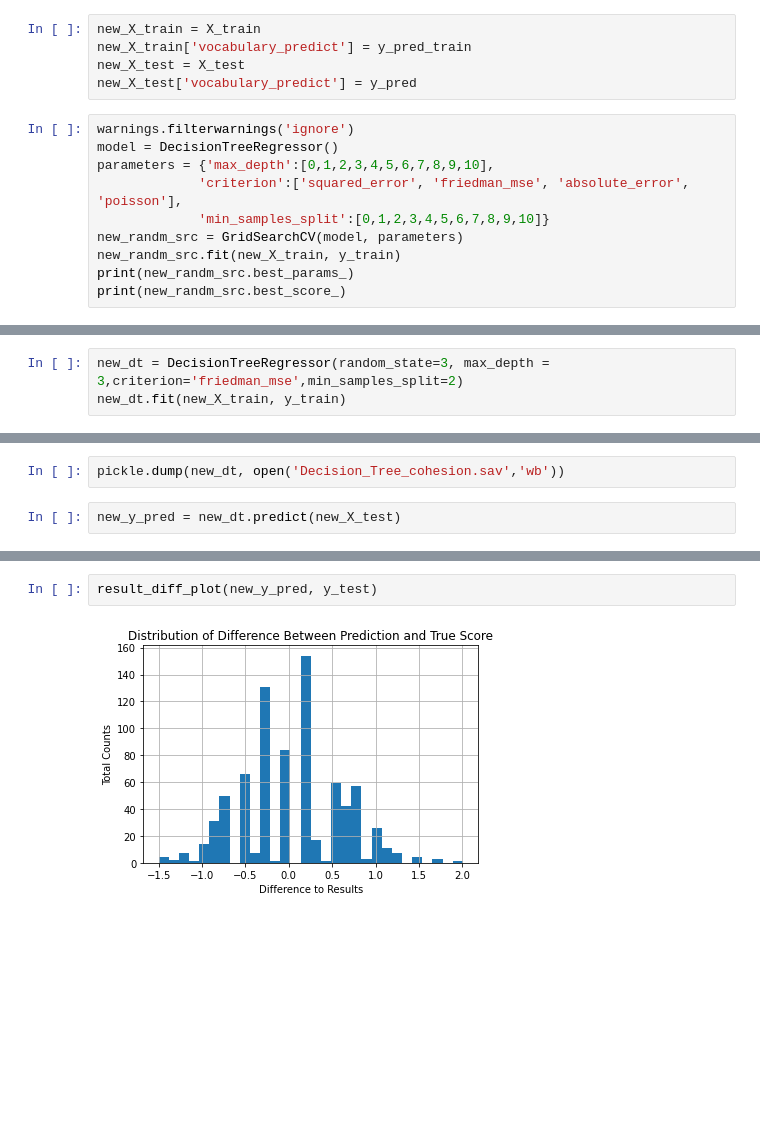
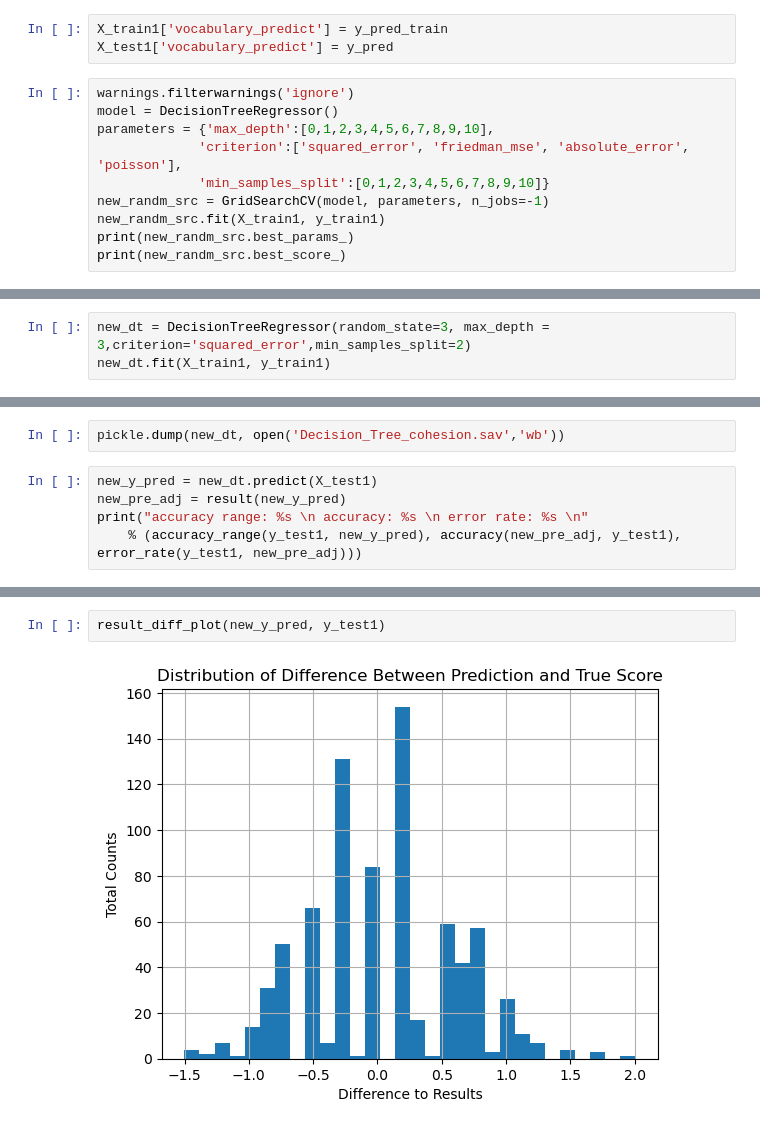
Before and after one commit to Lokki-ki-ki/Text_Marker, a Jupyter notebook: DecisionTree_new.ipynb, the cells around one changed output, grey strips where cells are left out. Saved outputs shown, nothing was run; the diff lists cells and outputs as text; blank space fills up the shorter version.

Commit message:
Update DecisionTree_new.ipynb
No errors when run the notebook

```diff
--- a/DecisionTree_new.ipynb
+++ b/DecisionTree_new.ipynb
@@ -130,16 +119,14 @@ y_pred_train = dt.predict(X_train)
 # %%
-new_X_train = X_train
-new_X_train['vocabulary_predict'] = y_pred_train
-new_X_test = X_test
-new_X_test['vocabulary_predict'] = y_pred
+X_train1['vocabulary_predict'] = y_pred_train
+X_test1['vocabulary_predict'] = y_pred
 # %%
 warnings.filterwarnings('ignore')
 model = DecisionTreeRegressor()
 parameters = {'max_depth':[0,1,2,3,4,5,6,7,8,9,10],
              'criterion':['squared_error', 'friedman_mse', 'absolute_error', 'poisson'],
              'min_samples_split':[0,1,2,3,4,5,6,7,8,9,10]}
-new_randm_src = GridSearchCV(model, parameters)
-new_randm_src.fit(new_X_train, y_train)
+new_randm_src = GridSearchCV(model, parameters, n_jobs=-1)
+new_randm_src.fit(X_train1, y_train1)
 print(new_randm_src.best_params_)
 print(new_randm_src.best_score_)
 # %% [output]
@@ -147,5 +134,5 @@ print(new_randm_src.best_score_)
 0.27825569549778617
 # %%
-new_dt = DecisionTreeRegressor(random_state=3, max_depth = 3,criterion='friedman_mse',min_samples_split=2)
-new_dt.fit(new_X_train, y_train)
+new_dt = DecisionTreeRegressor(random_state=3, max_depth = 3,criterion='squared_error',min_samples_split=2)
+new_dt.fit(X_train1, y_train1)
 # %% [output]
@@ -155,4 +142,7 @@ Store the model
 # %%
 pickle.dump(new_dt, open('Decision_Tree_cohesion.sav','wb'))
 # %%
-new_y_pred = new_dt.predict(new_X_test)
+new_y_pred = new_dt.predict(X_test1)
+new_pre_adj = result(new_y_pred)
+print("accuracy range: %s \n accuracy: %s \n error rate: %s \n"
+    % (accuracy_range(y_test1, new_y_pred), accuracy(new_pre_adj, y_test1), error_rate(y_test1, new_pre_adj)))
@@ -176,7 +163,7 @@ def result_diff_plot(Ytrue,Ypred):
     plt.grid(True)
     plt.show()
 # %%
-result_diff_plot(new_y_pred, y_test)
+result_diff_plot(new_y_pred, y_test1)
 # %% [output]
-[figure, old version]
+[figure, new version]
 # %%
```
Also changed, not shown: parts of 48 cells of this notebook.
